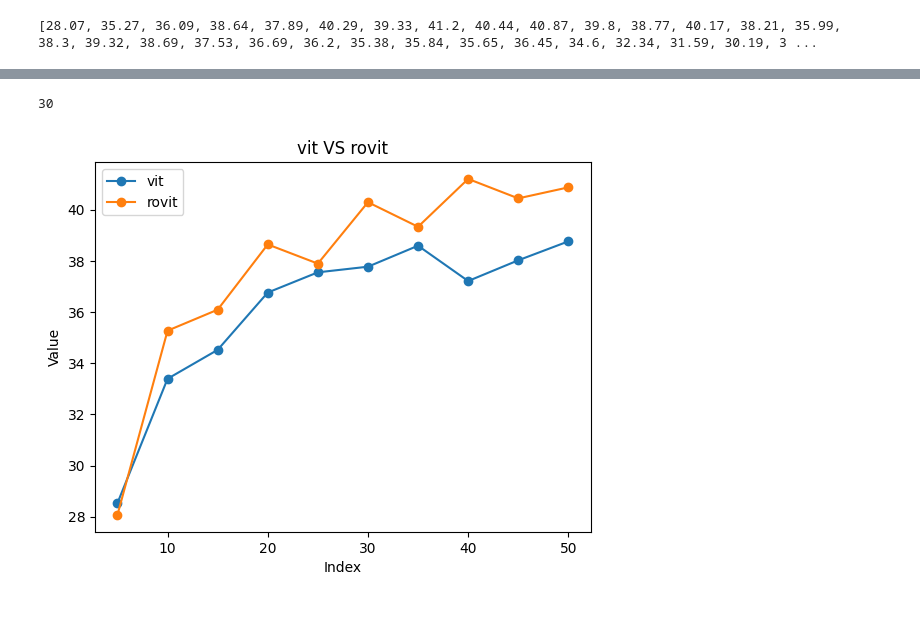
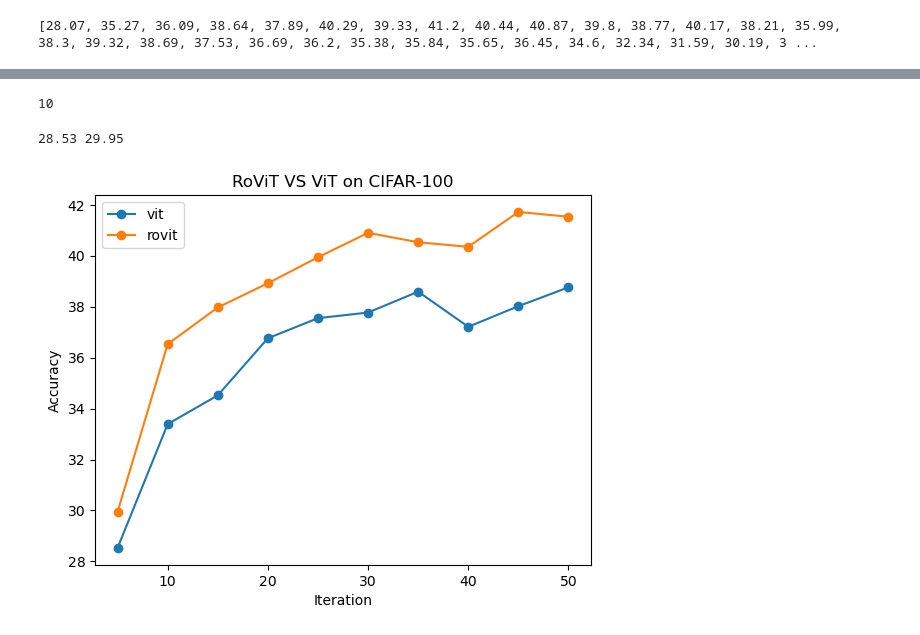
Before and after one commit to CA2528357431/rovit, a Jupyter notebook: rovit.ipynb, the cells around one changed output, grey strips where cells are left out. Cells and saved outputs as stored; diff of their text form; code cells hidden in the pictures.

Commit message:
graph

```diff
--- a/rovit.ipynb
+++ b/rovit.ipynb
@@ -566,23 +566,28 @@ print(len(vit))
 # %%
 rovit = [28.07, 35.27, 36.09, 38.64, 37.89, 40.29, 39.33, 41.2, 40.44, 40.87]
+rovit = [29.95, 36.53, 37.97, 38.92, 39.94, 40.9, 40.53, 40.35, 41.72, 41.53]
 print(len(rovit))
 # %% [output]
-30
+10
+# %%
+print(vit[0], rovit[0])
+# %% [output]
+28.53 29.95
 # %%
 import matplotlib.pyplot as plt
 
 # X-axis
 x = range(5,55,5)
 
 # plot ViT and our RoViT
 plt.plot(x, vit[:10], label='vit', marker='o')
 plt.plot(x, rovit[:10], label='rovit', marker='o')
 
-plt.xlabel("Index")
-plt.ylabel("Value")
-plt.title("vit VS rovit")
+plt.xlabel("Iteration")
+plt.ylabel("Accuracy")
+plt.title("RoViT VS ViT on CIFAR-100")
 plt.legend()
 
 plt.show()
 # %% [output]
-[figure, old version]
+[figure, new version]
```
Also changed, not shown: parts of 3 cells of this notebook, 6 other files.
